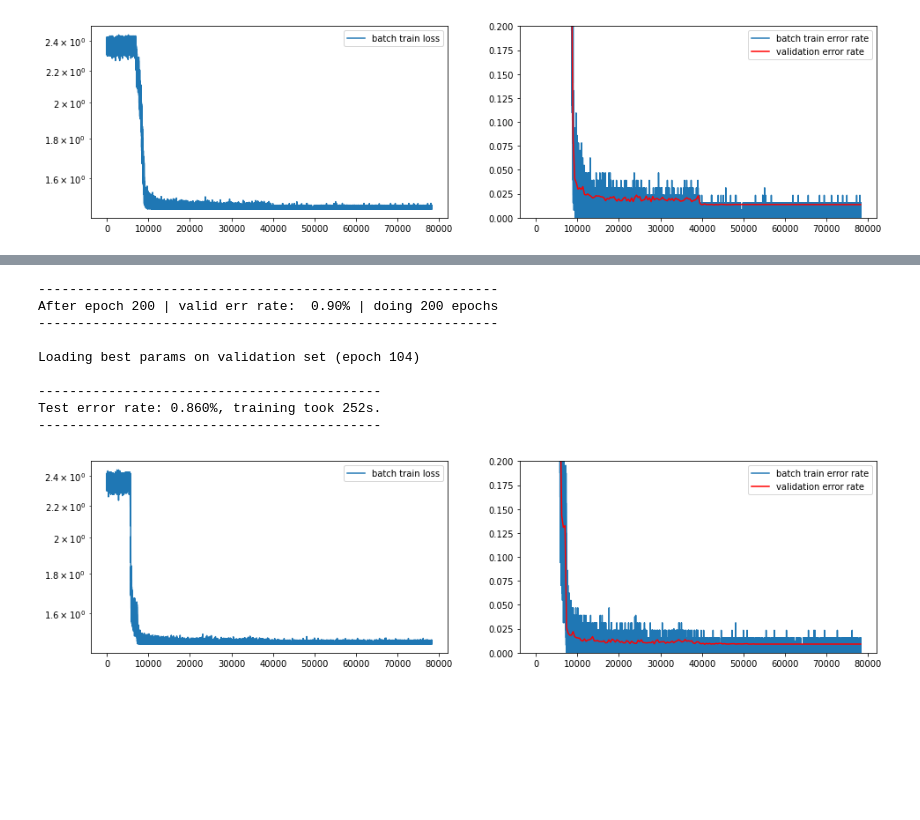
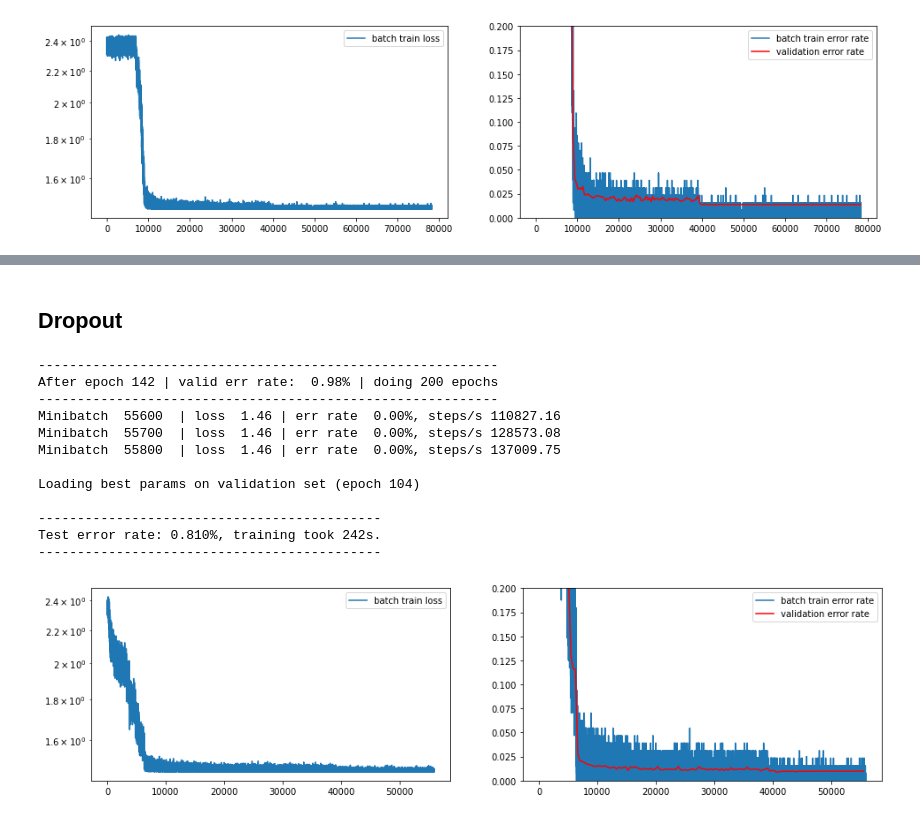
Before and after one commit to Kamil2601/University, a Jupyter notebook: Studia_magisterskie/Semestr_3/Neural_Networks/Assignments/Assignment2.ipynb, the cells around one changed output, grey strips where cells are left out. Cells and saved outputs as stored; diff of their text form; code cells hidden in the pictures; blank space fills up the shorter version.

```diff
--- a/Studia_magisterskie/Semestr_3/Neural_Networks/Assignments/Assignment2.ipynb
+++ b/Studia_magisterskie/Semestr_3/Neural_Networks/Assignments/Assignment2.ipynb
@@ -420,6 +472,7 @@ def SGD(
     epsilon=0.0,
     decay=0.0,
     beta=0.9,
+    alpha_polyak = 0.99,
     alpha_decrease_start = 100,
     num_epochs=1,
     max_num_epochs=np.nan,
@@ -500,7 +553,6 @@ def SGD(
                         # epsilon = TODO
                         #
 
-
                         #
                         # TODO for Problem 1.1: Implement velocity updates for momentum
                         # please make sure to modify the contents of v, not the v pointer!!!
@@ -516,6 +568,10 @@ def SGD(
 
                         # Zero gradients for the next iteration
                         p.grad.zero_()
+
+                        # Calculate parameter for Polyak averaging
+                        if hasattr(model, 'polyak_parameters'):
+                            model.polyak_parameters[name] = alpha_polyak * model.polyak_parameters[name] + (1 - alpha_polyak) * p
 
                 if iter_ % log_every == 0:
                     num_iter = iter_ - siter + 1
@@ -627,3 +735,20 @@ class ConvModel(nn.Module):
+# %% [markdown]
+## Dropout
+# %%
+def my_dropout(input, p):
+    d = torch.rand_like(input) > p
+    return input * d / (1-p)
+
+class CustomDropout(nn.Module):
+    def __init__(self, p = 0.5):
+        super(CustomDropout, self).__init__()
+        self.p = p
+
+    def forward(self, X):
+        # return nn.functional.dropout(input=X, p=self.p, training=self.training)
+        if self.training:
+            return my_dropout(X, self.p)
+        return X
 # %%
 cnn_layers = nn.Sequential(
             nn.Conv2d(in_channels=1, out_channels=32, kernel_size=3, stride=1, padding=1),
@@ -634,6 +759,7 @@ cnn_layers = nn.Sequential(
 linear_layers = nn.Sequential(
             nn.Linear(7 * 7 * 32, 128),
             nn.ReLU(),
+            CustomDropout(p = 0.2),
             nn.Linear(128, 10),
             nn.Softmax(dim=1)
         )
@@ -648,33 +774,36 @@ with torch.no_grad():
         if "weight" in name:
             p.normal_(0, 0.5)
         elif "bias" in name:
             p.zero_()
         else:
             raise ValueError('Unknown parameter name "%s"' % name)
 
 
 # On GPU enabled devices set device='cuda' else set device='cpu'
 t_start = time.time()
 
 print(model.parameters())
 
 SGD(model, mnist_loaders, alpha=1, max_num_epochs=300, beta=0.9, num_epochs=200, decay=0.0001, device="cuda")
 
 
 test_err_rate = compute_error_rate(model, mnist_loaders["test"])
 m = (
     f"Test error rate: {test_err_rate * 100.0:.3f}%, "
     f"training took {time.time() - t_start:.0f}s."
 )
 print("{0}\n{1}\n{0}".format("-" * len(m), m))
 # %% [output]
 -----------------------------------------------------------
-After epoch 200 | valid err rate:  0.90% | doing 200 epochs
+After epoch 142 | valid err rate:  0.98% | doing 200 epochs
 -----------------------------------------------------------
+Minibatch  55600  | loss  1.46 | err rate  0.00%, steps/s 110827.16
+Minibatch  55700  | loss  1.46 | err rate  0.00%, steps/s 128573.08
+Minibatch  55800  | loss  1.46 | err rate  0.00%, steps/s 137009.75
 
 Loading best params on validation set (epoch 104)
 
 --------------------------------------------
-Test error rate: 0.860%, training took 252s.
+Test error rate: 0.810%, training took 242s.
 --------------------------------------------
-[figure, old version]
+[figure, new version]
```
Also changed, not shown: parts of 10 cells of this notebook.
